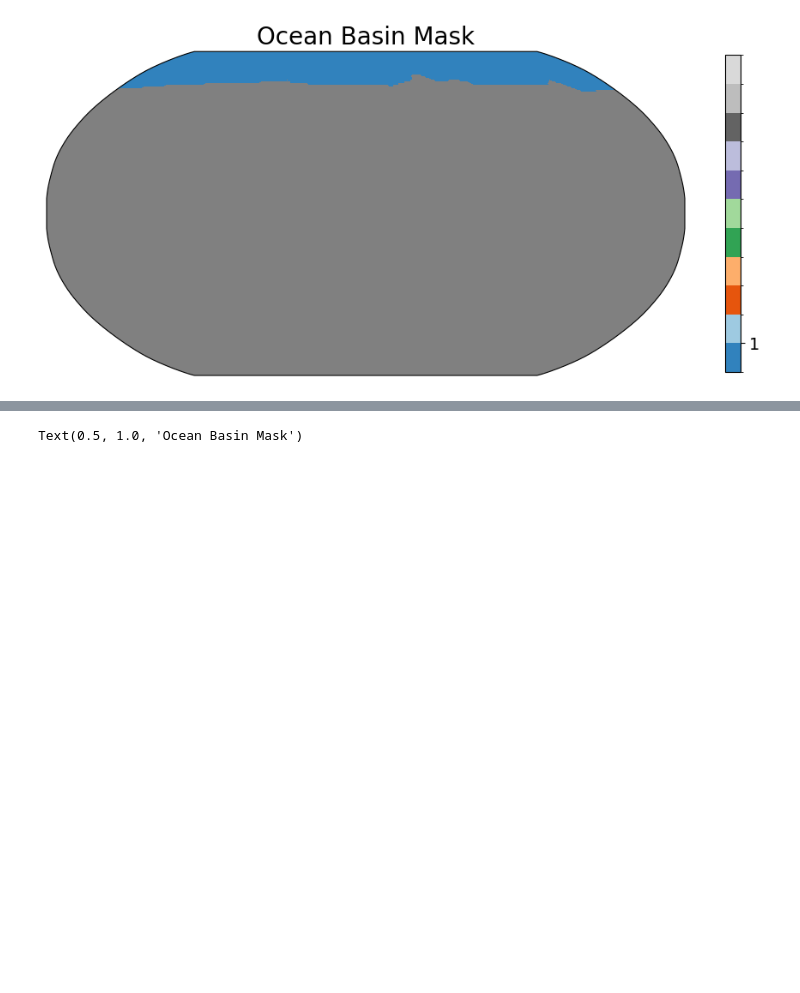
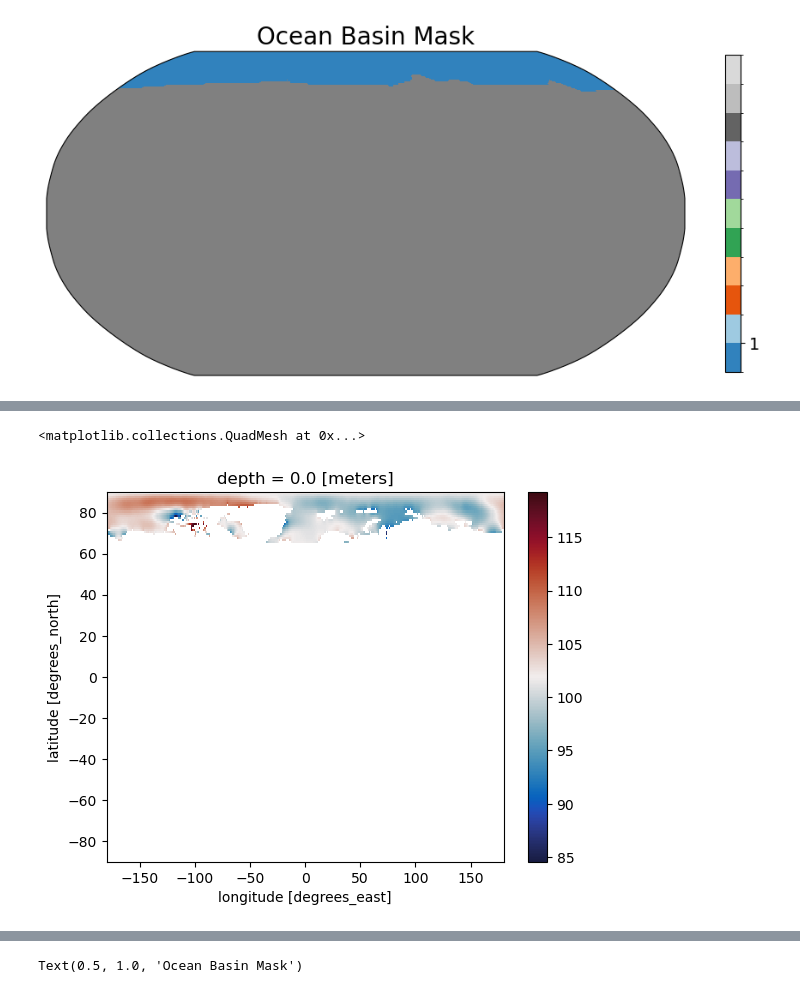
Before and after one commit to EES-3506-5506/EES3506_5506_Fall2023_Final_Project_G4_Hartman, a Jupyter notebook: notebooks/Final_Historical.ipynb, the cells around one changed output, grey strips where cells are left out. Cells and saved outputs as stored; diff of their text form; code cells hidden in the pictures; blank space fills up the shorter version.

```diff
--- a/notebooks/Final_Historical.ipynb
+++ b/notebooks/Final_Historical.ipynb
@@ -64,0 +62,6 @@ woa18_aou_arctic.isel(depth=0).plot()
+# %%
+woa18_o2sat_arctic.isel(depth=0).plot(x='lon',y='lat',
+                         cmap=cmocean.cm.balance)
+# %% [output]
+<matplotlib.collections.QuadMesh at 0x...>
+[figure, added]
```
Also changed, not shown: parts of 9 cells of this notebook.
